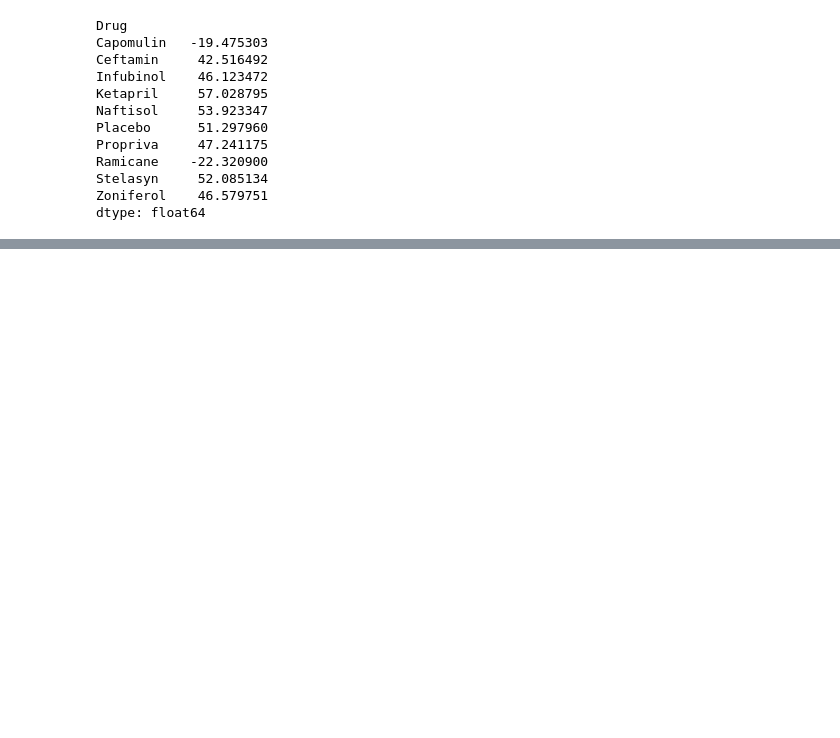
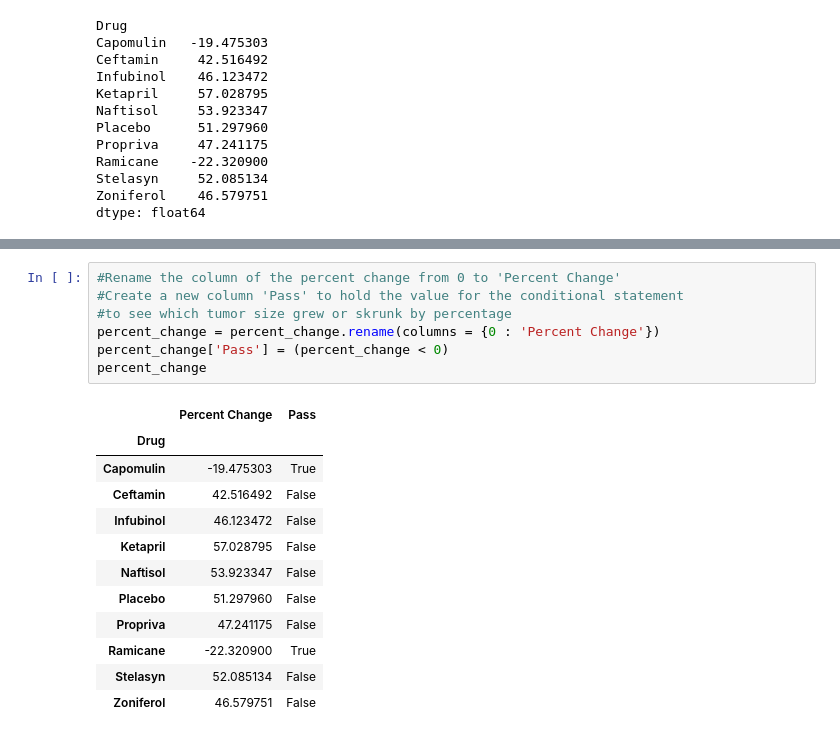
Before and after one commit to oscarzu/Matplotlib, a Jupyter notebook: Matplotlib .ipynb, the cells around one changed output, grey strips where cells are left out. Cells and saved outputs as stored; diff of their text form; blank space fills up the shorter version.

```diff
--- a/Matplotlib .ipynb
+++ b/Matplotlib .ipynb
@@ -262,0 +275,20 @@ dtype: float64
+# %%
+#Rename the column of the percent change from 0 to 'Percent Change'
+#Create a new column 'Pass' to hold the value for the conditional statement
+#to see which tumor size grew or skrunk by percentage
+percent_change = percent_change.rename(columns = {0 : 'Percent Change'})
+percent_change['Pass'] = (percent_change < 0)
+percent_change
+# %% [output]
+|  | Percent Change | Pass |
+| Drug |  |  |
+| Capomulin | -19.475303 | True |
+| Ceftamin | 42.516492 | False |
+| Infubinol | 46.123472 | False |
+| Ketapril | 57.028795 | False |
+| Naftisol | 53.923347 | False |
+| Placebo | 51.297960 | False |
+| Propriva | 47.241175 | False |
+| Ramicane | -22.320900 | True |
+| Stelasyn | 52.085134 | False |
+| Zoniferol | 46.579751 | False |
```
Also changed, not shown: parts of 2 cells of this notebook, 1 other file.
